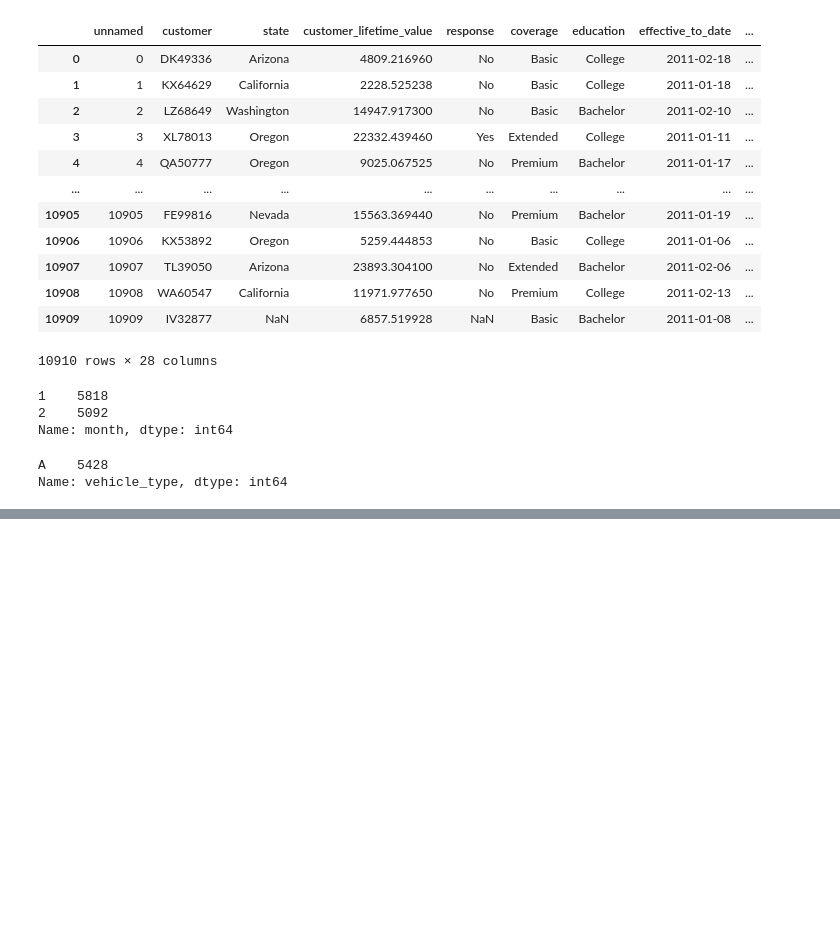
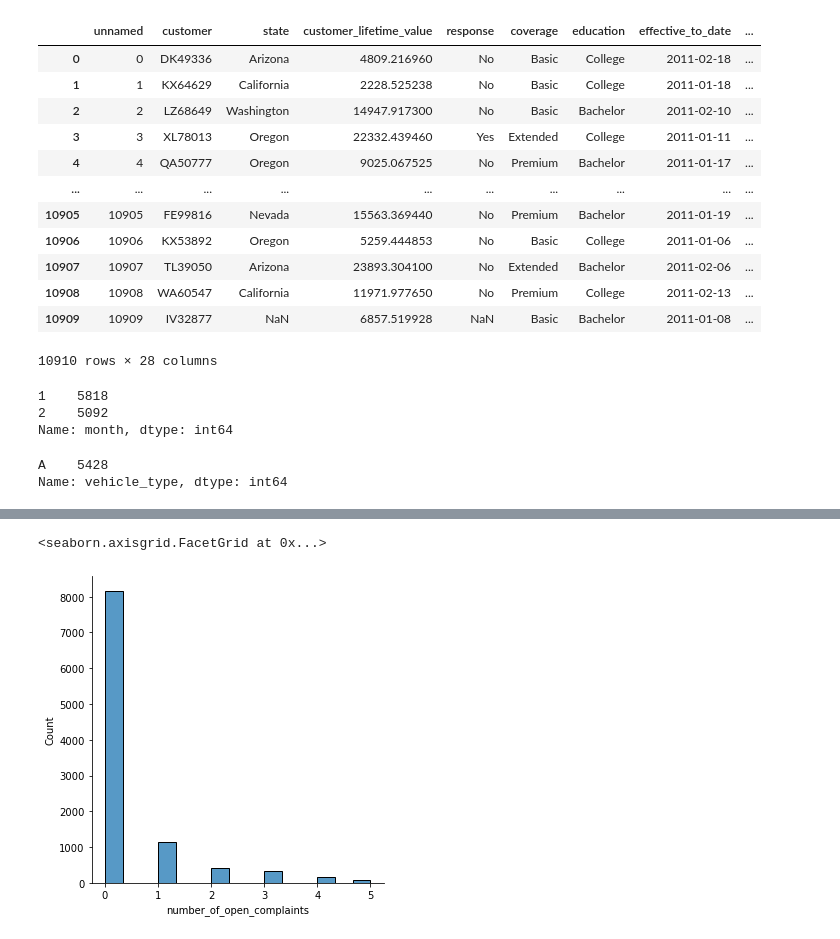
Before and after one commit to hollyjanedalton/lab-customer-analysis-round-2, a Jupyter notebook: files_for_lab/csv_files/Day 2_Lab2.ipynb, the cells around one changed output, grey strips where cells are left out. Drawn from its saved outputs; the diff is of its cells as text; code cells hidden in the pictures; blank space fills up the shorter version.

```diff
--- a/files_for_lab/csv_files/Day 2_Lab2.ipynb
+++ b/files_for_lab/csv_files/Day 2_Lab2.ipynb
@@ -392,0 +477,5 @@ print(min_tcm)
+# %%
+sns.displot(numerical_df, x='number_of_open_complaints')
+# %% [output]
+<seaborn.axisgrid.FacetGrid at 0x...>
+[figure, added]
```
Also changed, not shown: parts of 44 cells of this notebook.
